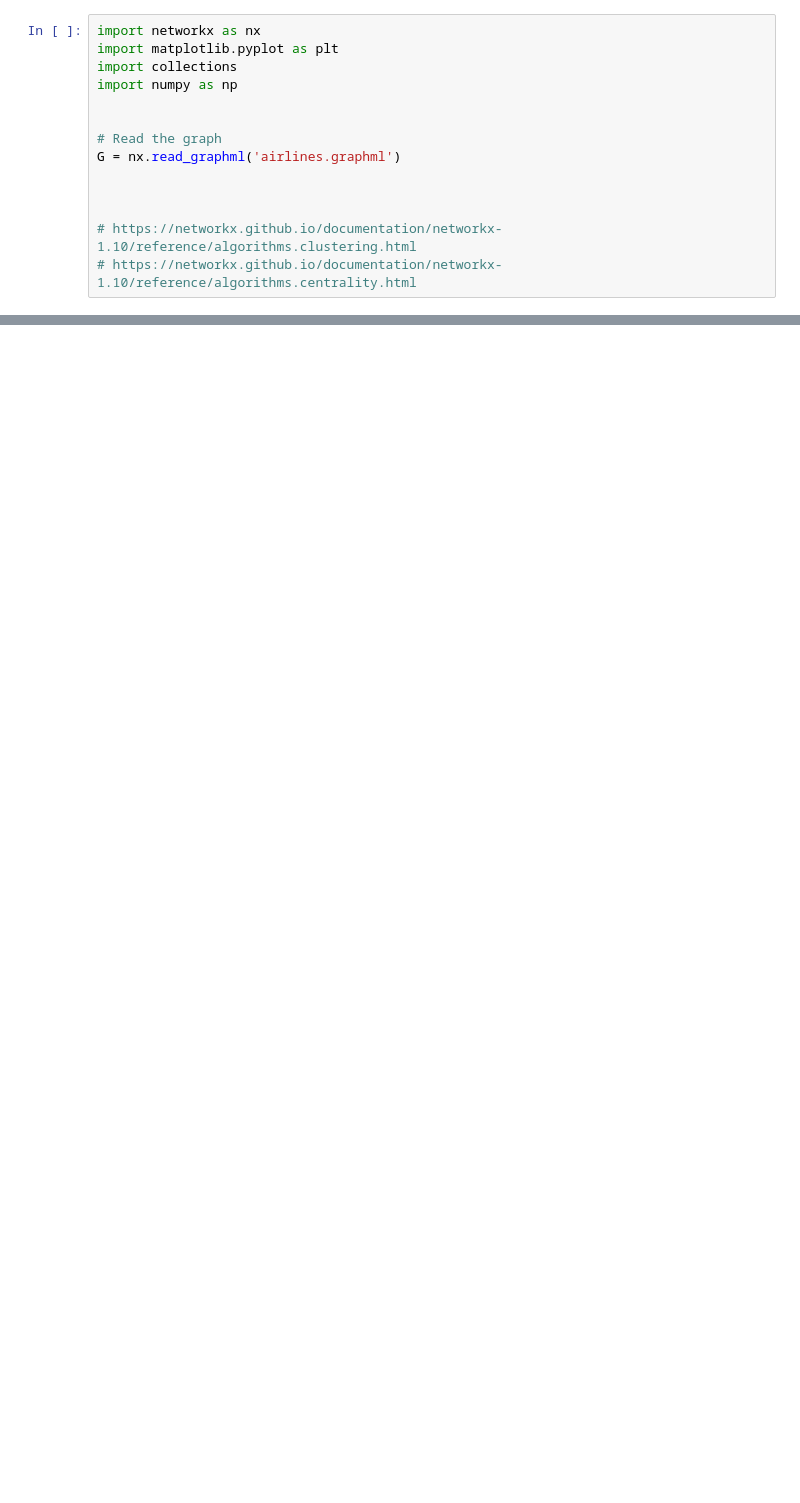
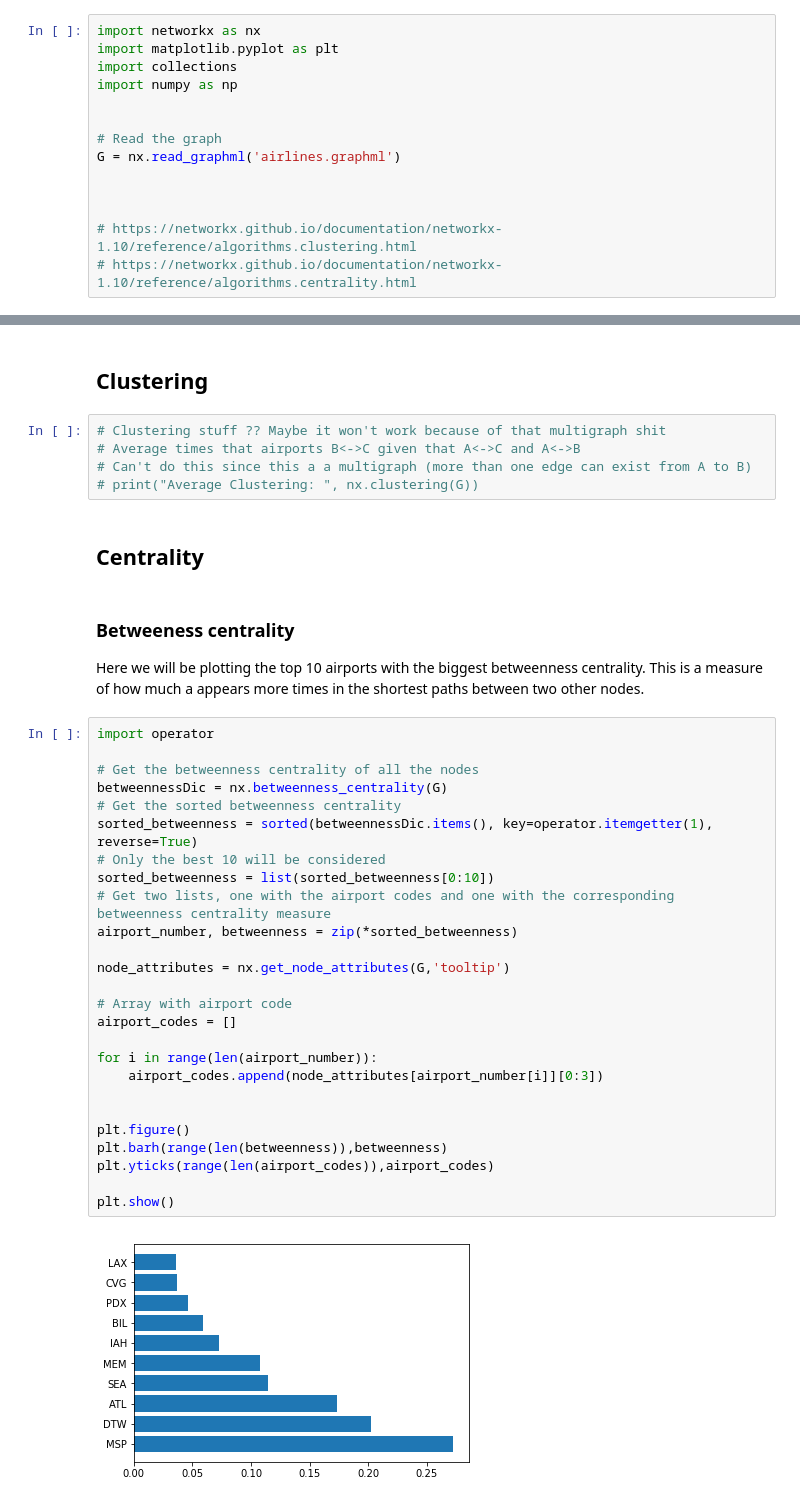
Before and after one commit to DCalhas/RC_Project, a Jupyter notebook: airports_RC.ipynb, the cells around one changed output, grey strips where cells are left out. Drawn from its saved outputs; the diff is of its cells as text; blank space fills up the shorter version.

```diff
--- a/airports_RC.ipynb
+++ b/airports_RC.ipynb
@@ -41,0 +26,41 @@ Closeness Centrality:  {'0': 0.001293481292815217, '1': 0.00016035003453062613,
+# %% [markdown]
+## Clustering
+# %%
+# Clustering stuff ?? Maybe it won't work because of that multigraph shit
+# Average times that airports B<->C given that A<->C and A<->B
+# Can't do this since this a a multigraph (more than one edge can exist from A to B)
+# print("Average Clustering: ", nx.clustering(G))
+# %% [markdown]
+## Centrality
+# %% [markdown]
+### Betweeness centrality
+Here we will be plotting the top 10 airports with the biggest betweenness centrality.
+This is a measure of how much a appears more times in the shortest paths between two other nodes.
+# %%
+import operator
+
+# Get the betweenness centrality of all the nodes
+betweennessDic = nx.betweenness_centrality(G)
+# Get the sorted betweenness centrality
+sorted_betweenness = sorted(betweennessDic.items(), key=operator.itemgetter(1), reverse=True)
+# Only the best 10 will be considered
+sorted_betweenness = list(sorted_betweenness[0:10])
+# Get two lists, one with the airport codes and one with the corresponding betweenness centrality measure
+airport_number, betweenness = zip(*sorted_betweenness)
+
+node_attributes = nx.get_node_attributes(G,'tooltip')
+
+# Array with airport code
+airport_codes = []
+
+for i in range(len(airport_number)):
+    airport_codes.append(node_attributes[airport_number[i]][0:3])
+
+
+plt.figure()
+plt.barh(range(len(betweenness)),betweenness)
+plt.yticks(range(len(airport_codes)),airport_codes)
+
+plt.show()
+# %% [output]
+[figure, added]
```
Also changed, not shown: parts of 25 cells of this notebook, 2 other files.
